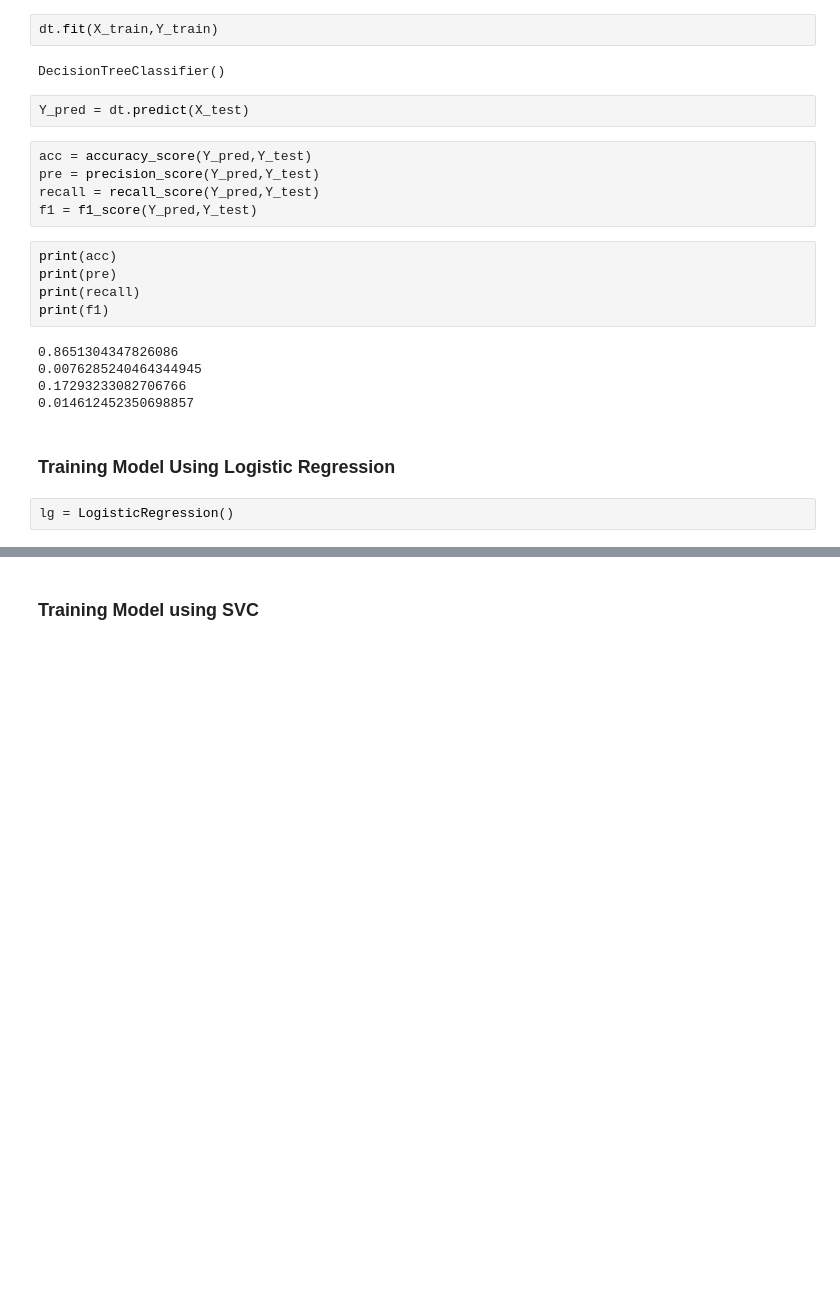
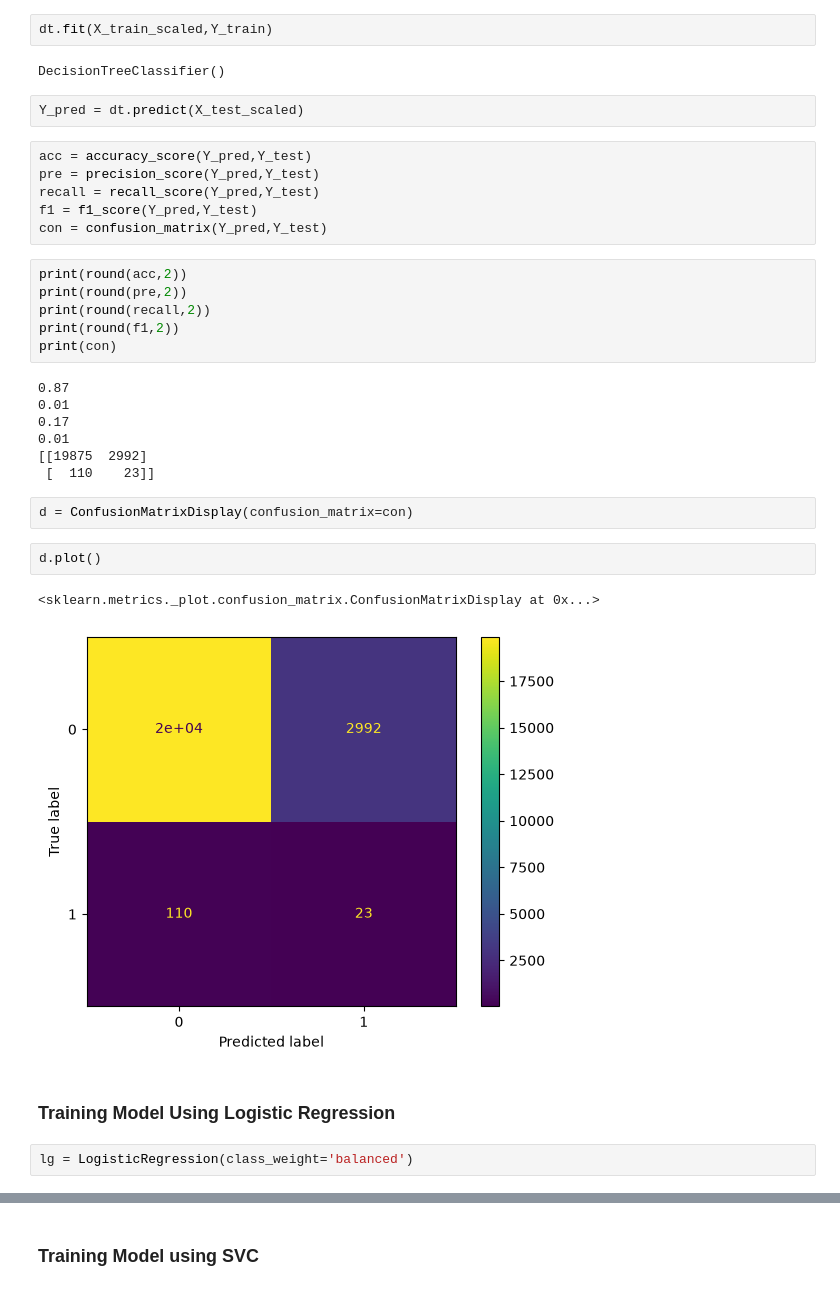
Before and after one commit to anshulbaisoya82-ux/Task-2-, a Jupyter notebook: Salary.ipynb, the cells around one changed output, grey strips where cells are left out. Saved outputs shown, nothing was run; the diff lists cells and outputs as text; blank space fills up the shorter version.

Commit message:
completed training of logistic and tree

```diff
--- a/Salary.ipynb
+++ b/Salary.ipynb
@@ -893,28 +906,39 @@ from sklearn.svm import SVC
 # %%
 dt = DecisionTreeClassifier()
 # %%
-dt.fit(X_train,Y_train)
+dt.fit(X_train_scaled,Y_train)
 # %% [output]
 DecisionTreeClassifier()
 # %%
-Y_pred = dt.predict(X_test)
+Y_pred = dt.predict(X_test_scaled)
 # %%
 acc = accuracy_score(Y_pred,Y_test)
 pre = precision_score(Y_pred,Y_test)
 recall = recall_score(Y_pred,Y_test)
 f1 = f1_score(Y_pred,Y_test)
+con = confusion_matrix(Y_pred,Y_test)
 # %%
-print(acc)
-print(pre)
-print(recall)
-print(f1)
+print(round(acc,2))
+print(round(pre,2))
+print(round(recall,2))
+print(round(f1,2))
+print(con)
 # %% [output]
-0.8651304347826086
-0.0076285240464344945
-0.17293233082706766
-0.014612452350698857
+0.87
+0.01
+0.17
+0.01
+[[19875  2992]
+ [  110    23]]
+# %%
+d = ConfusionMatrixDisplay(confusion_matrix=con)
+# %%
+d.plot()
+# %% [output]
+<sklearn.metrics._plot.confusion_matrix.ConfusionMatrixDisplay at 0x...>
+[figure, added]
 # %% [markdown]
 ### Training Model Using Logistic Regression
 # %%
-lg = LogisticRegression()
+lg = LogisticRegression(class_weight='balanced')
 # %%
```
Also changed, not shown: parts of 19 cells of this notebook.
